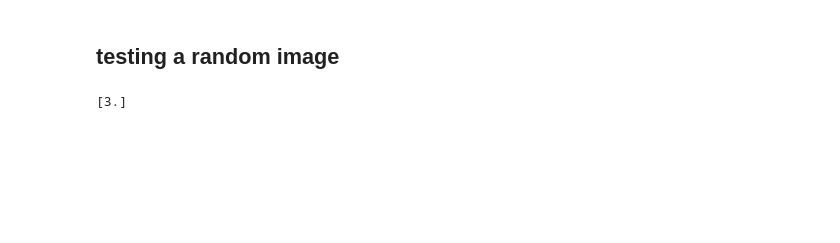
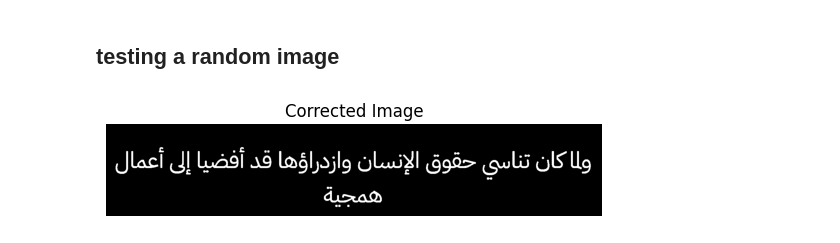
Before and after one commit to yousefosama654/Arabic-Font-Recognition, a Jupyter notebook: training-classification.ipynb, the cells around one changed output. Drawn from its saved outputs; the diff is of its cells as text; code cells hidden in the pictures; blank space fills up the shorter version.

```diff
--- a/training-classification.ipynb
+++ b/training-classification.ipynb
@@ -573,10 +591,16 @@ plt.show()
 # %% [markdown]
 ## testing a random image
 # %%
-# img = io.imread(f"{DataSetPATH}/Scheherazade New/1.jpeg")
-# corr3ed = Preprocessing(img)
-# features = extract_dwt_features(corr3ed)
-# features = pca.transform([features])
-# print(svm_classifier.predict(features))
+svm_classifier = pickle.load(open("svm_classifier.pkl", "rb"))
+pca = joblib.load("pca_model.pkl")
+
+img = io.imread(f"./IBM.png")
+corr3ed = Preprocessing(img)
+show_images([corr3ed], ["Corrected Image"])
+features = extract_dwt_features(corr3ed)
+
+features = pca.transform([features])
+
+# print(svm_classifier.predict_proba(features))
 # %% [output]
-[3.]
+[figure, added]
```
Also changed, not shown: parts of 5 cells of this notebook, 4 other files.
